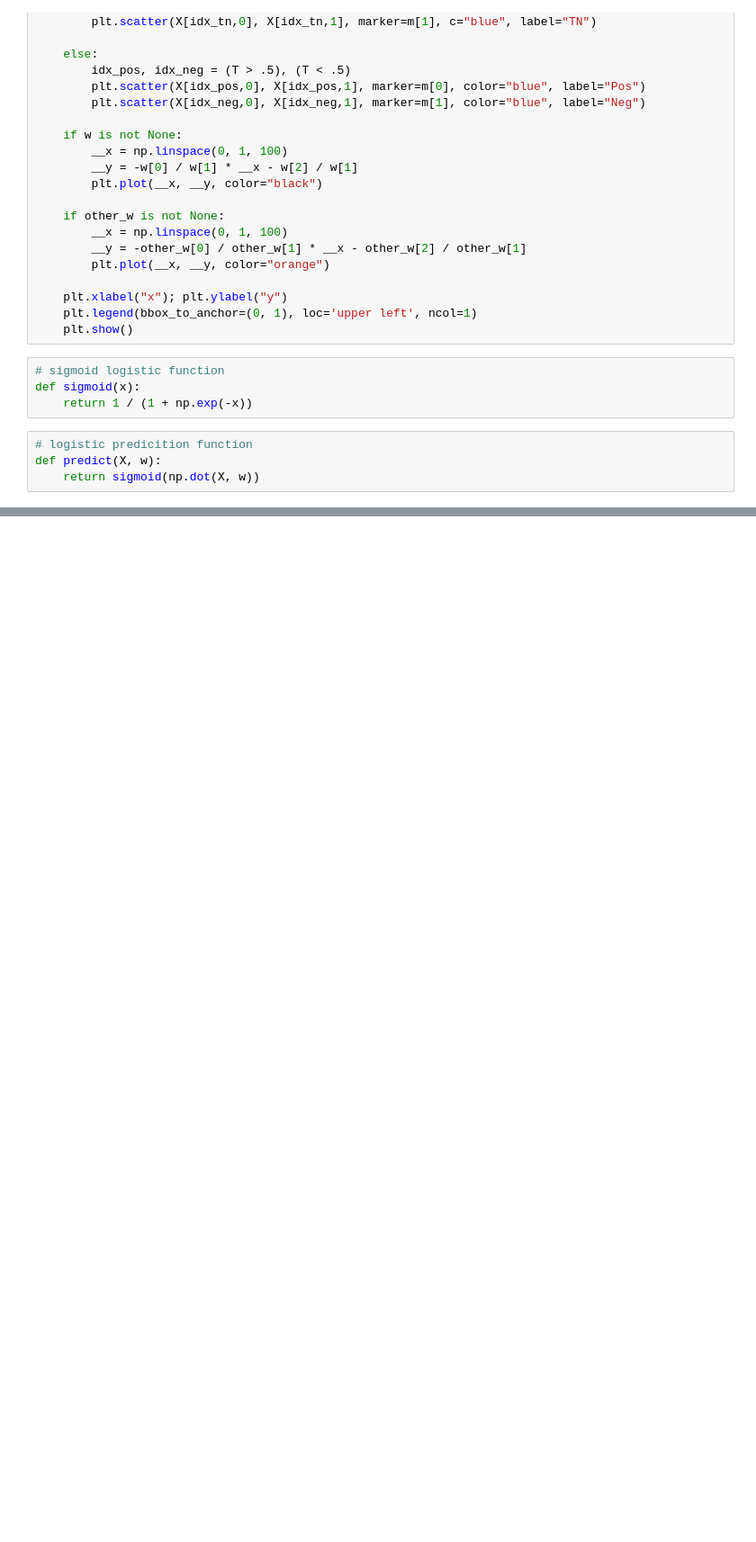
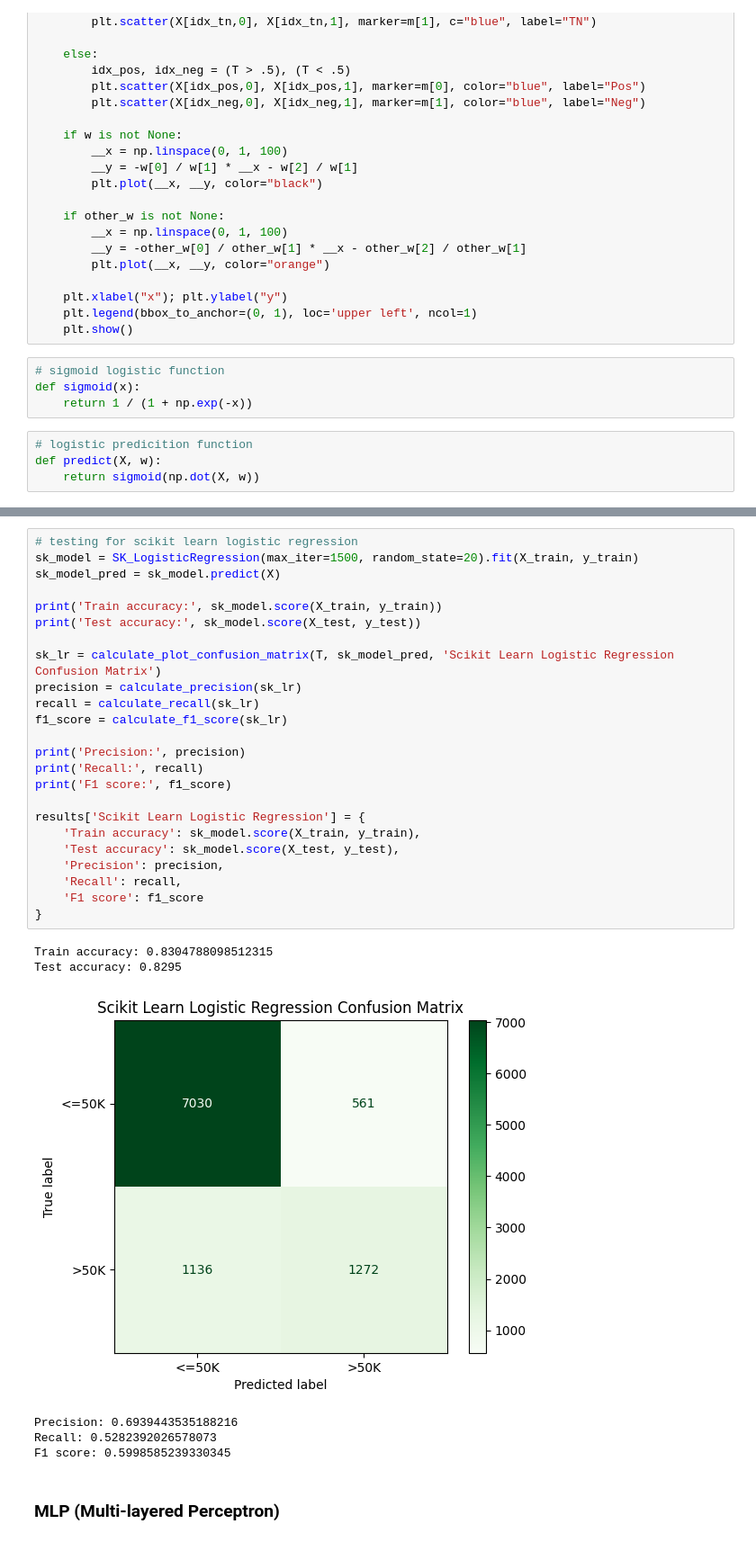
Before and after one commit to mateidumitrescu/tema2_IA, a Jupyter notebook: salary.ipynb, the cells around one changed output, grey strips where cells are left out. Shown at 90% size. Cells and saved outputs as stored; diff of their text form; blank space fills up the shorter version.

```diff
--- a/salary.ipynb
+++ b/salary.ipynb
@@ -796,0 +837,33 @@ ValueError: shapes (9999,64) and (65,) not aligned: 64 (dim 1) != 65 (dim 0)
+# %%
+# testing for scikit learn logistic regression
+sk_model = SK_LogisticRegression(max_iter=1500, random_state=20).fit(X_train, y_train)
+sk_model_pred = sk_model.predict(X)
+
+print('Train accuracy:', sk_model.score(X_train, y_train))
+print('Test accuracy:', sk_model.score(X_test, y_test))
+
+sk_lr = calculate_plot_confusion_matrix(T, sk_model_pred, 'Scikit Learn Logistic Regression Confusion Matrix')
+precision = calculate_precision(sk_lr)
+recall = calculate_recall(sk_lr)
+f1_score = calculate_f1_score(sk_lr)
+
+print('Precision:', precision)
+print('Recall:', recall)
+print('F1 score:', f1_score)
+
+results['Scikit Learn Logistic Regression'] = {
+    'Train accuracy': sk_model.score(X_train, y_train),
+    'Test accuracy': sk_model.score(X_test, y_test),
+    'Precision': precision,
+    'Recall': recall,
+    'F1 score': f1_score
+}
+# %% [output]
+Train accuracy: 0.8304788098512315
+Test accuracy: 0.8295
+[figure, added]
+Precision: 0.6939443535188216
+Recall: 0.5282392026578073
+F1 score: 0.5998585239330345
+# %% [markdown]
+### MLP (Multi-layered Perceptron)
```
Also changed, not shown: parts of 17 cells of this notebook.
